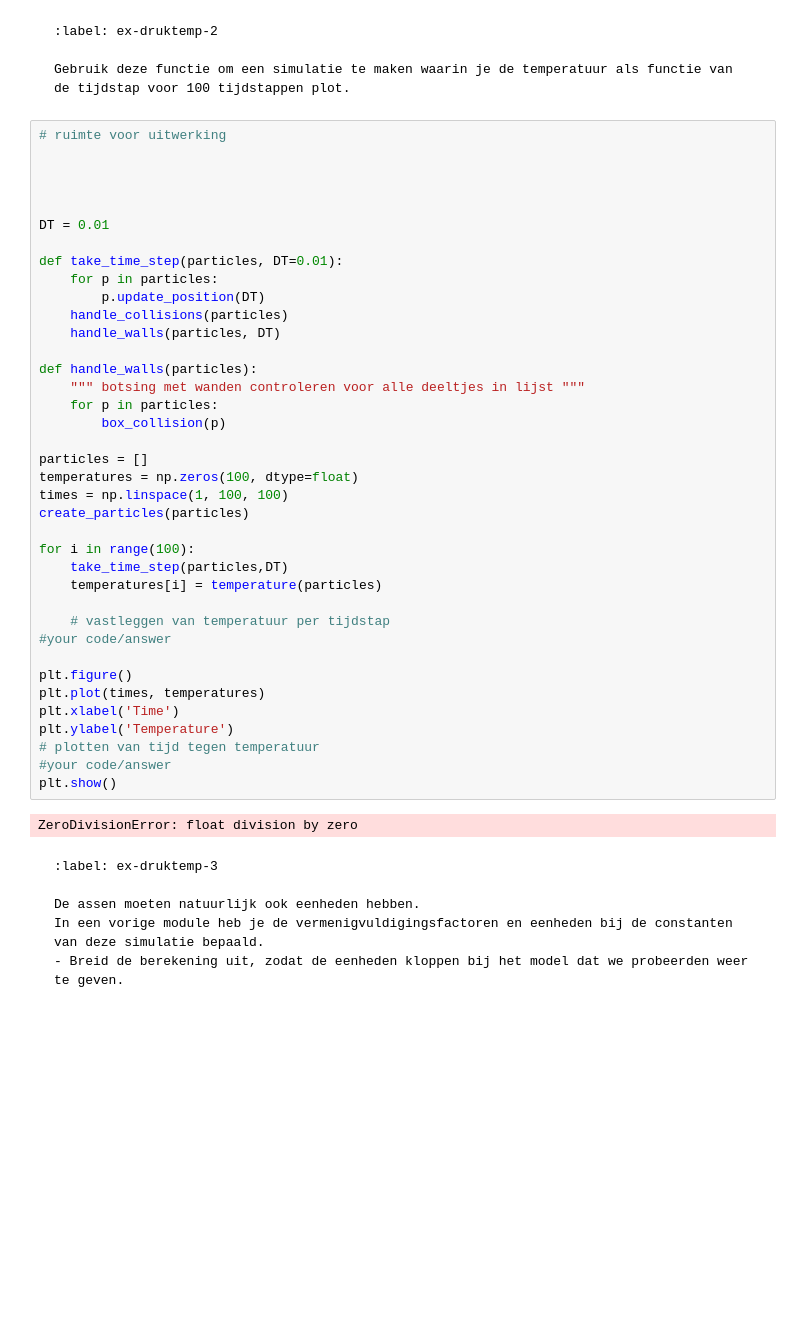
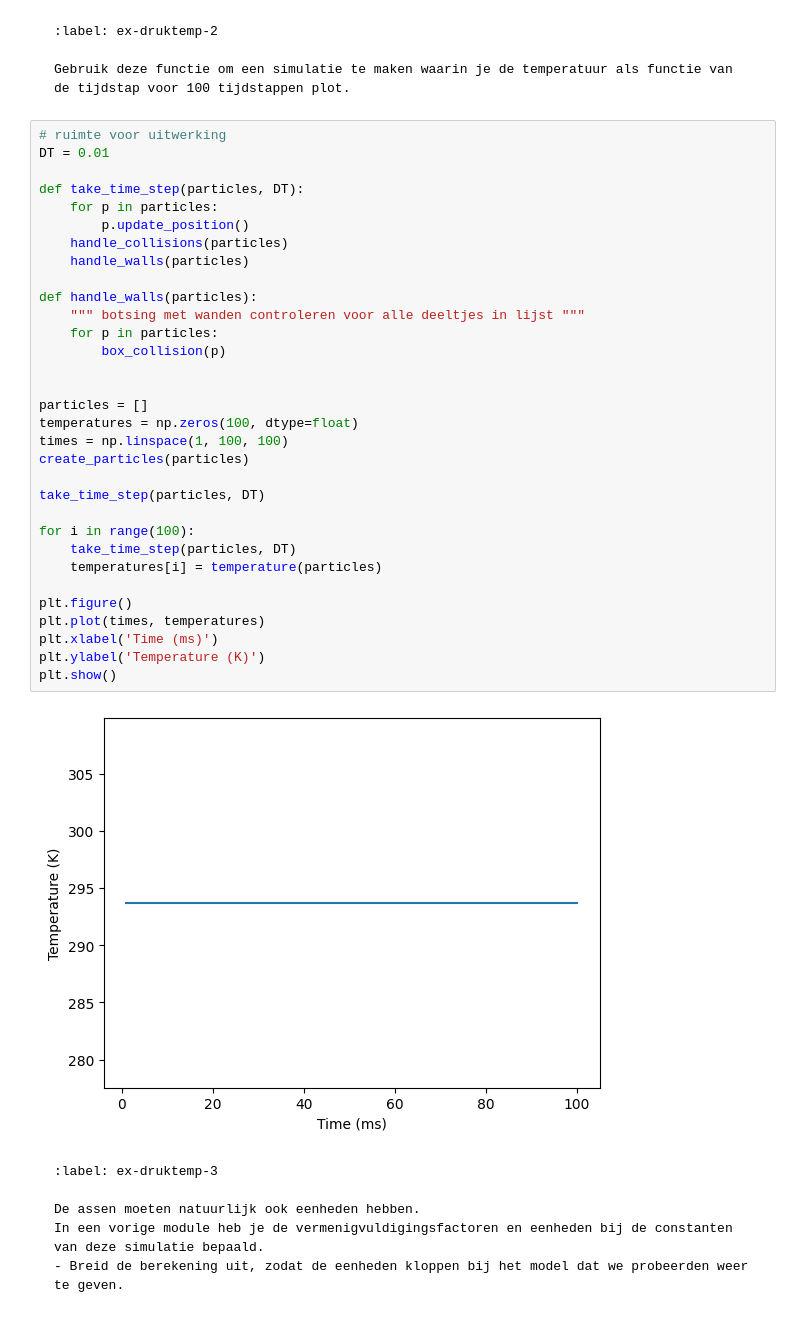
Before and after one commit to MikaBarDEV/IP-2-thermolab, a Jupyter notebook: Content/PySim/5_druktemp.ipynb, the cells around one changed output. Drawn from its saved outputs; the diff is of its cells as text; blank space fills up the shorter version.

````diff
--- a/Content/PySim/5_druktemp.ipynb
+++ b/Content/PySim/5_druktemp.ipynb
@@ -202,44 +201,38 @@ Gebruik deze functie om een simulatie te maken waarin je de temperatuur als func
 ```
 # %%
 # ruimte voor uitwerking
-
-
-
-
 DT = 0.01
 
-def take_time_step(particles, DT=0.01):
+def take_time_step(particles, DT):
     for p in particles:
-        p.update_position(DT)
+        p.update_position()
     handle_collisions(particles)
-    handle_walls(particles, DT)
+    handle_walls(particles)
 
 def handle_walls(particles):
     """ botsing met wanden controleren voor alle deeltjes in lijst """
     for p in particles:
         box_collision(p)
 
+
 particles = []
 temperatures = np.zeros(100, dtype=float)
 times = np.linspace(1, 100, 100)
 create_particles(particles)
 
+take_time_step(particles, DT)
+
 for i in range(100):
-    take_time_step(particles,DT)
+    take_time_step(particles, DT)
     temperatures[i] = temperature(particles)
-
-    # vastleggen van temperatuur per tijdstap
-#your code/answer
 
 plt.figure()
 plt.plot(times, temperatures)
-plt.xlabel('Time')
-plt.ylabel('Temperature')
-# plotten van tijd tegen temperatuur
-#your code/answer
+plt.xlabel('Time (ms)')
+plt.ylabel('Temperature (K)')
 plt.show()
 # %% [output]
-ZeroDivisionError: float division by zero
+[figure, added]
 # %% [markdown]
 ```{exercise}
 :label: ex-druktemp-3
````
Also changed, not shown: parts of 9 cells of this notebook.
